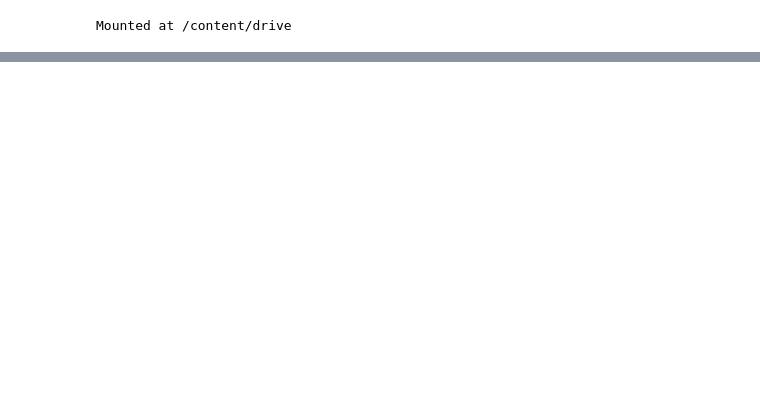
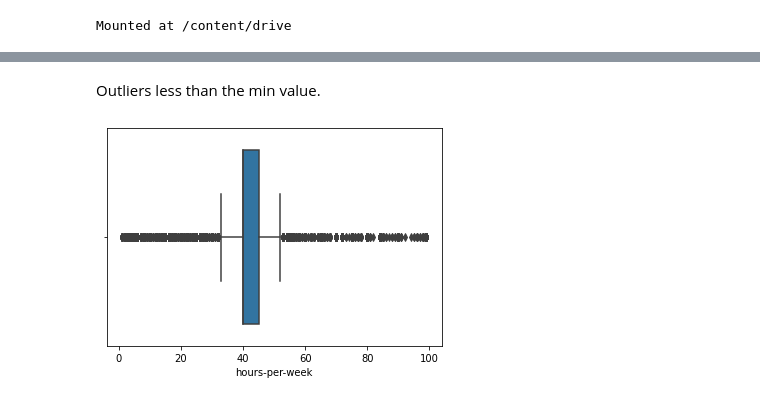
Before and after one commit to hport15/prediction, a Jupyter notebook: Project_2.ipynb, the cells around one changed output, grey strips where cells are left out. Saved outputs shown, nothing was run; the diff lists cells and outputs as text; code cells hidden in the pictures; blank space fills up the shorter version.

```diff
--- a/Project_2.ipynb
+++ b/Project_2.ipynb
@@ -71,0 +212,7 @@ df2.head()
+# %% [markdown]
+Outliers less than the min value.
+# %%
+# hours-per-week
+sns.boxplot(df['hours-per-week']);
+# %% [output]
+[figure, added]
```
Also changed, not shown: parts of 28 cells of this notebook.
